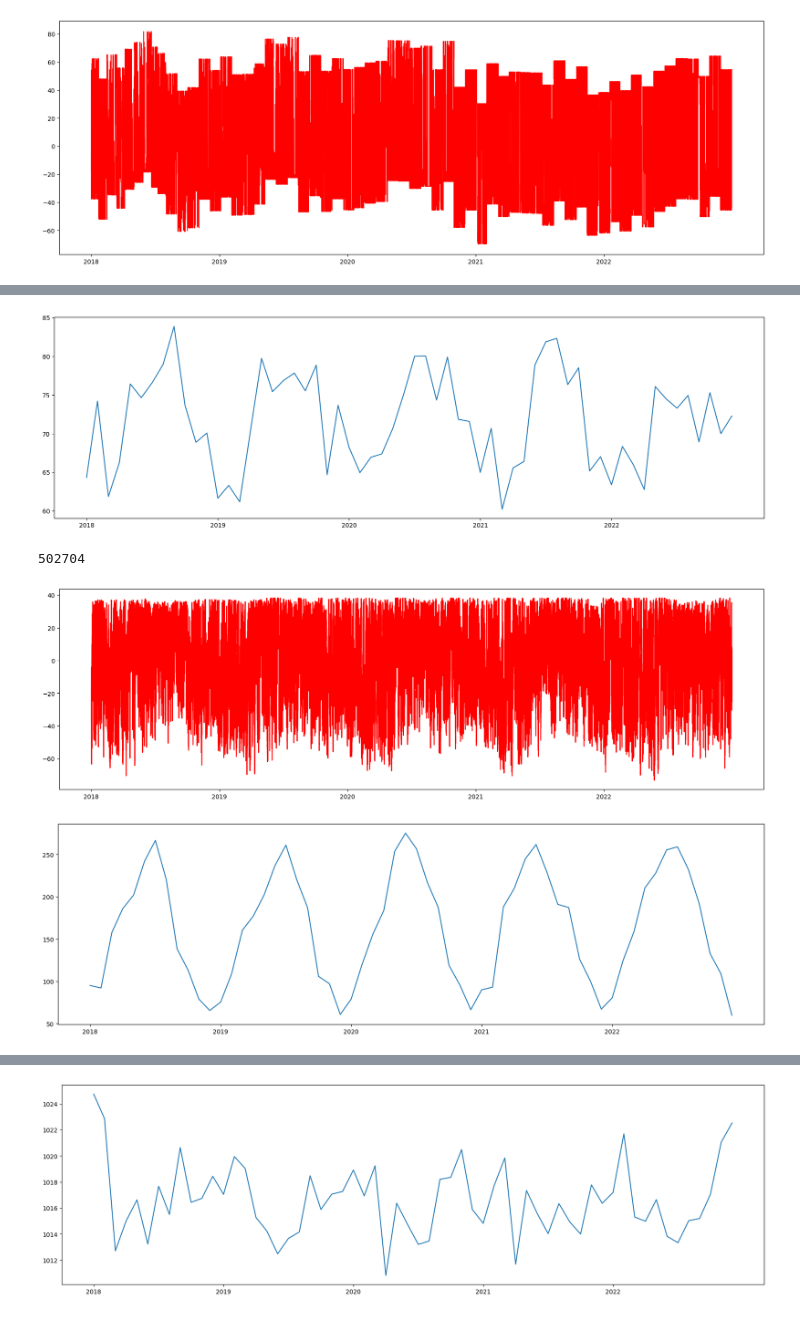
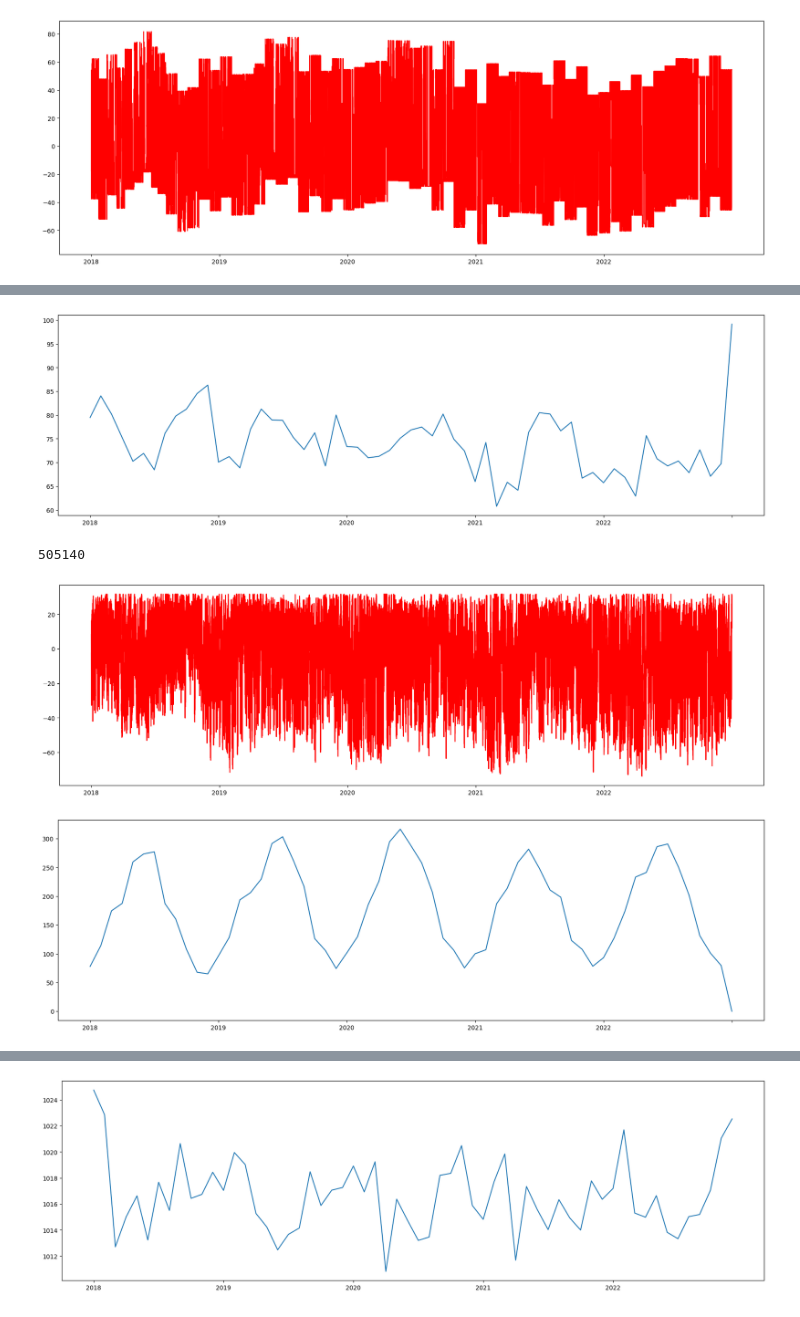
Before and after one commit to shmaronshmevans/nwp_bias, a Jupyter notebook: src/machine_learning/notebooks/emd.ipynb, the cells around one changed output, grey strips where cells are left out. Drawn from its saved outputs; the diff is of its cells as text; code cells hidden in the pictures.

```diff
--- a/src/machine_learning/notebooks/emd.ipynb
+++ b/src/machine_learning/notebooks/emd.ipynb
@@ -371,14 +371,14 @@ anoms_td = anoms_detection(nysm_df, td_means, "td")
 # %%
-relh_means = groupby_month(nysm_df, "relh")
+relh_means = groupby_month(hrrr_df, "r2")
 # %% [output]
-[figure, old version]
+[figure, new version]
 # %%
-anoms_detection(nysm_df, relh_means, "relh")
+anoms_detection(hrrr_df, relh_means, "r2")
 # %% [output]
-502704
+505140
-[figure, old version]
+[figure, new version]
 # %%
-srad_means = groupby_month(nysm_df, "srad")
+srad_means = groupby_month(hrrr_df, "dswrf")
 # %% [output]
-[figure, old version]
+[figure, new version]
 # %%
```
Also changed, not shown: parts of 14 cells of this notebook, 2 other files.
